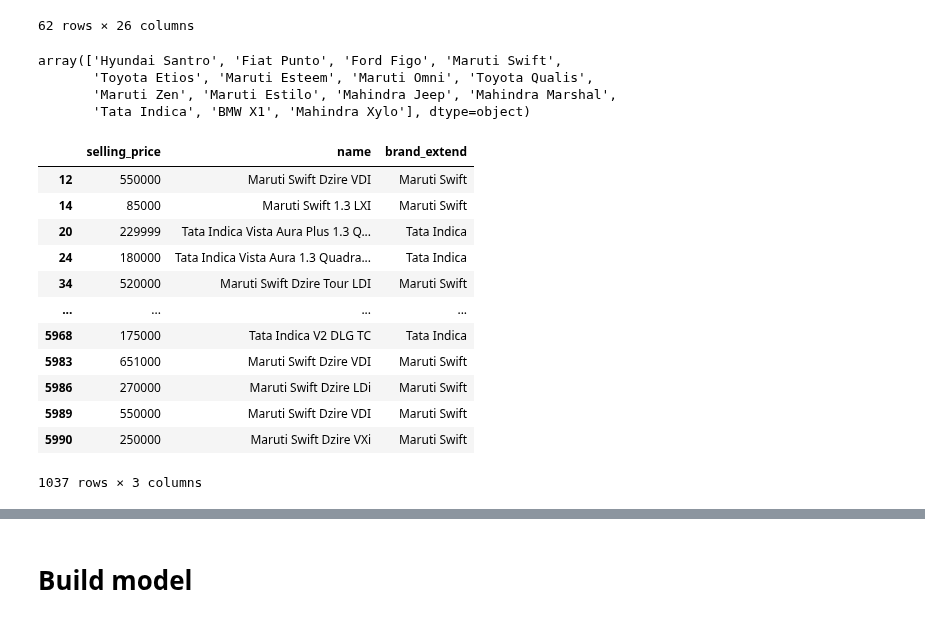
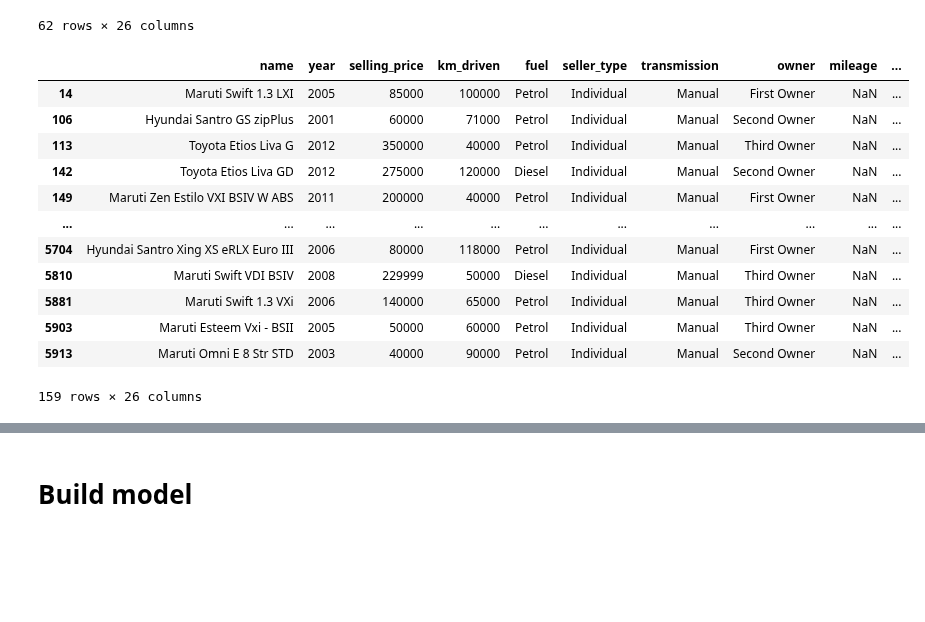
Before and after one commit to khoa2181/DataPreparation, a Jupyter notebook: Tran Minh Khoa_Final Data Preparation.ipynb, the cells around one changed output, grey strips where cells are left out. Cells and saved outputs as stored; diff of their text form; code cells hidden in the pictures; blank space fills up the shorter version.

```diff
--- a/Tran Minh Khoa_Final Data Preparation.ipynb
+++ b/Tran Minh Khoa_Final Data Preparation.ipynb
@@ -74,7 +28,7 @@ train
 # %% [markdown]
 # Data Preprocessing
 # %%
-train.drop_duplicates(inplace=True)
+#train.drop_duplicates(inplace=True)
 # %%
 for i in [train, test]:
     i['brand'] = i.name.str.split(n=1, expand=True)[0]
@@ -130,3 +78,5 @@ train = train[train['torque_nm'] < 550]
+# %%
+train = train[train['selling_price'] < 9000000]
 # %%
 #train = pd.concat([train, pd.get_dummies(train.brand, drop_first=True)], axis=1)
 train = pd.concat([train, pd.get_dummies(train.fuel, drop_first=True)], axis=1)
@@ -185,26 +152,19 @@ test[test.mileage.isna()]
 | 2011 | 2012 | Tata Indica DLS | 2006 | 77000 | Diesel | Individual | Manual | First Owner | NaN | NaN | ... |
 | 2088 | 2089 | Toyota Qualis FS F7 | 2000 | 250000 | Diesel | Individual | Manual | Fourth & Above Owner | NaN | NaN | ... |
 62 rows × 26 columns
-# %%
-test[test.mileage.isna()].brand_extend.unique()
-# %% [output]
-array(['Hyundai Santro', 'Fiat Punto', 'Ford Figo', 'Maruti Swift',
-       'Toyota Etios', 'Maruti Esteem', 'Maruti Omni', 'Toyota Qualis',
-       'Maruti Zen', 'Maruti Estilo', 'Mahindra Jeep', 'Mahindra Marshal',
-       'Tata Indica', 'BMW X1', 'Mahindra Xylo'], dtype=object)
 # %%
-train[train.brand_extend.isin(test[test.mileage.isna()].brand_extend.unique())][['selling_price','name', 'brand_extend']]
+train[train.mileage.isna()]
 # %% [output]
-|  | selling_price | name | brand_extend |
-| 12 | 550000 | Maruti Swift Dzire VDI | Maruti Swift |
-| 14 | 85000 | Maruti Swift 1.3 LXI | Maruti Swift |
-| 20 | 229999 | Tata Indica Vista Aura Plus 1.3 Q... | Tata Indica |
-| 24 | 180000 | Tata Indica Vista Aura 1.3 Quadra... | Tata Indica |
-| 34 | 520000 | Maruti Swift Dzire Tour LDI | Maruti Swift |
-| ... | ... | ... | ... |
-| 5968 | 175000 | Tata Indica V2 DLG TC | Tata Indica |
-| 5983 | 651000 | Maruti Swift Dzire VDI | Maruti Swift |
-| 5986 | 270000 | Maruti Swift Dzire LDi | Maruti Swift |
-| 5989 | 550000 | Maruti Swift Dzire VDI | Maruti Swift |
-| 5990 | 250000 | Maruti Swift Dzire VXi | Maruti Swift |
+|  | name | year | selling_price | km_driven | fuel | seller_type | transmission | owner | mileage | ... |
+| 14 | Maruti Swift 1.3 LXI | 2005 | 85000 | 100000 | Petrol | Individual | Manual | First Owner | NaN | ... |
+| 106 | Hyundai Santro GS zipPlus | 2001 | 60000 | 71000 | Petrol | Individual | Manual | Second Owner | NaN | ... |
+| 113 | Toyota Etios Liva G | 2012 | 350000 | 40000 | Petrol | Individual | Manual | Third Owner | NaN | ... |
+| 142 | Toyota Etios Liva GD | 2012 | 275000 | 120000 | Diesel | Individual | Manual | Second Owner | NaN | ... |
+| 149 | Maruti Zen Estilo VXI BSIV W ABS | 2011 | 200000 | 40000 | Petrol | Individual | Manual | First Owner | NaN | ... |
+| ... | ... | ... | ... | ... | ... | ... | ... | ... | ... | ... |
+| 5704 | Hyundai Santro Xing XS eRLX Euro III | 2006 | 80000 | 118000 | Petrol | Individual | Manual | First Owner | NaN | ... |
+| 5810 | Maruti Swift VDI BSIV | 2008 | 229999 | 50000 | Diesel | Individual | Manual | Third Owner | NaN | ... |
+| 5881 | Maruti Swift 1.3 VXi | 2006 | 140000 | 65000 | Petrol | Individual | Manual | Third Owner | NaN | ... |
+| 5903 | Maruti Esteem Vxi - BSII | 2005 | 50000 | 60000 | Petrol | Individual | Manual | Third Owner | NaN | ... |
+| 5913 | Maruti Omni E 8 Str STD | 2003 | 40000 | 90000 | Petrol | Individual | Manual | Second Owner | NaN | ... |
-1037 rows × 3 columns
+159 rows × 26 columns
```
Also changed, not shown: parts of 29 cells of this notebook.
